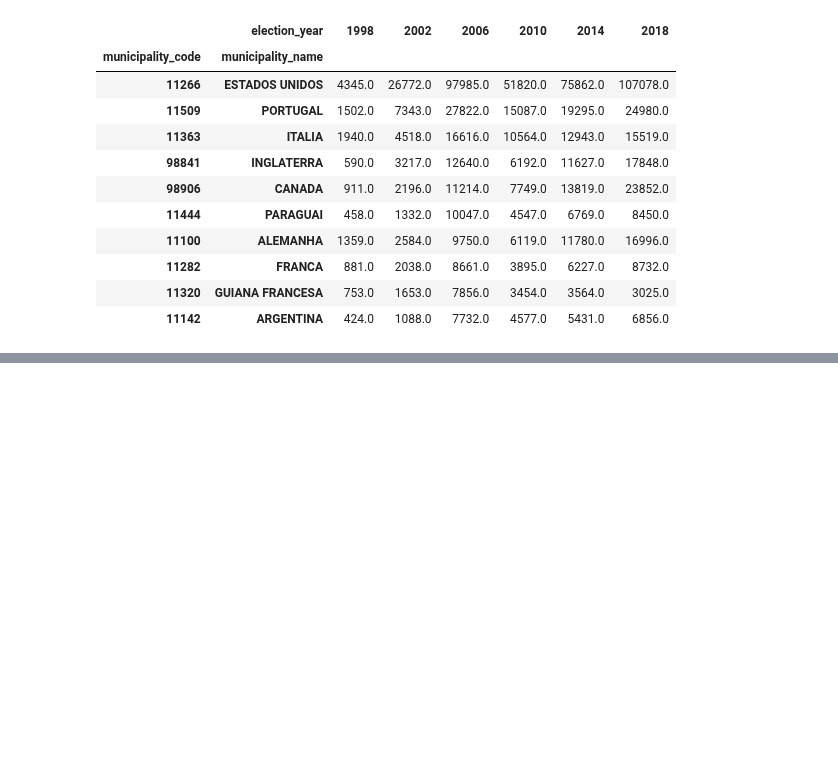
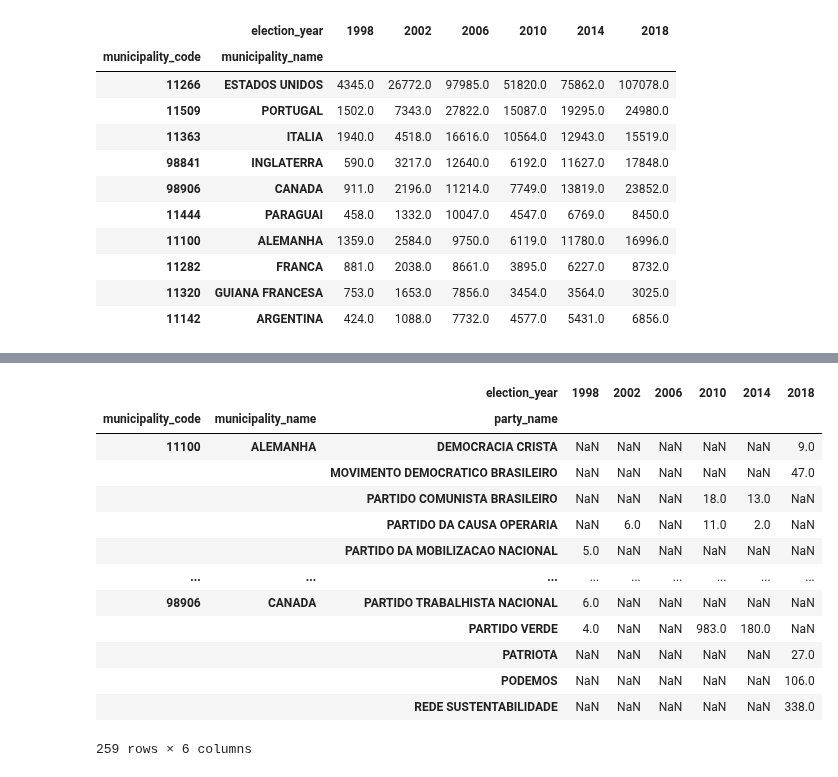
Before and after one commit to BU-Spark/ds-boston-bpda-br-election, a Jupyter notebook: TEAM1/src/votingdata.ipynb, the cells around one changed output, grey strips where cells are left out. Cells and saved outputs as stored; diff of their text form; code cells hidden in the pictures; blank space fills up the shorter version.

```diff
--- a/TEAM1/src/votingdata.ipynb
+++ b/TEAM1/src/votingdata.ipynb
@@ -333,0 +368,30 @@ votings.head(10)
+# %%
+def get_top_N(total_data, N:int):
+    '''
+    Extracts the top N countries (in terms of overall population) by
+    countries
+    :param total_data - The aggregate dataset (df_combined in our case)
+    :param sorted_countries - A sorted dataframe of dataset elements (in our case, elements
+                              sorted by total number of voters in 2018)
+    :param N - The number of countries to extract
+    :return A new dataframe containing only the top N countries
+    '''
+
+    #Extract Names of top 10 countries
+    electorate = get_electorate_data()
+    countries = electorate.groupby(["municipality_code", "municipality_name", "election_year"]).quantity_of_voters.sum().unstack()
+    countries = countries.fillna(0)
+    sorted_countries = countries.sort_values(by=[2018], ascending=False)
+
+    top_N_country_names = list(pd.DataFrame(sorted_countries.reset_index()).municipality_name[:N])
+
+    #Filter dataframe to only include top 10 countries
+    #Source - https://stackoverflow.com/questions/53342715/pandas-dataframe-select-rows-where-a-list-column-contains-any-of-a-list-of-strin
+    top_N = total_data[pd.DataFrame(total_data["municipality_name"].tolist()).isin(top_N_country_names).any(1).values].reset_index()
+
+    top_N = top_N[["election_year", "election_round","municipality_code","municipality_name", "office", "party_initials", "party_number","party_name", "number_of_votes" ]]
+
+    return top_N
+# %%
+top_10 = get_top_N(df_combined, 10)
+top_10
@@ -333,0 +412,18 @@ votings.head(10)
+# %%
+top_10_1998 = top_10.groupby(["municipality_code", "municipality_name", "party_name", "election_year"]).number_of_votes.sum().unstack()
+top_10_1998
+# %% [output]
+|  |  | election_year | 1998 | 2002 | 2006 | 2010 | 2014 | 2018 |
+| municipality_code | municipality_name | party_name |  |  |  |  |  |  |
+| 11100 | ALEMANHA | DEMOCRACIA CRISTA | NaN | NaN | NaN | NaN | NaN | 9.0 |
+|  |  | MOVIMENTO DEMOCRATICO BRASILEIRO | NaN | NaN | NaN | NaN | NaN | 47.0 |
+|  |  | PARTIDO COMUNISTA BRASILEIRO | NaN | NaN | NaN | 18.0 | 13.0 | NaN |
+|  |  | PARTIDO DA CAUSA OPERARIA | NaN | 6.0 | NaN | 11.0 | 2.0 | NaN |
+|  |  | PARTIDO DA MOBILIZACAO NACIONAL | 5.0 | NaN | NaN | NaN | NaN | NaN |
+| ... | ... | ... | ... | ... | ... | ... | ... | ... |
+| 98906 | CANADA | PARTIDO TRABALHISTA NACIONAL | 6.0 | NaN | NaN | NaN | NaN | NaN |
+|  |  | PARTIDO VERDE | 4.0 | NaN | NaN | 983.0 | 180.0 | NaN |
+|  |  | PATRIOTA | NaN | NaN | NaN | NaN | NaN | 27.0 |
+|  |  | PODEMOS | NaN | NaN | NaN | NaN | NaN | 106.0 |
+|  |  | REDE SUSTENTABILIDADE | NaN | NaN | NaN | NaN | NaN | 338.0 |
+259 rows × 6 columns
```
Also changed, not shown: parts of 5 cells of this notebook.
